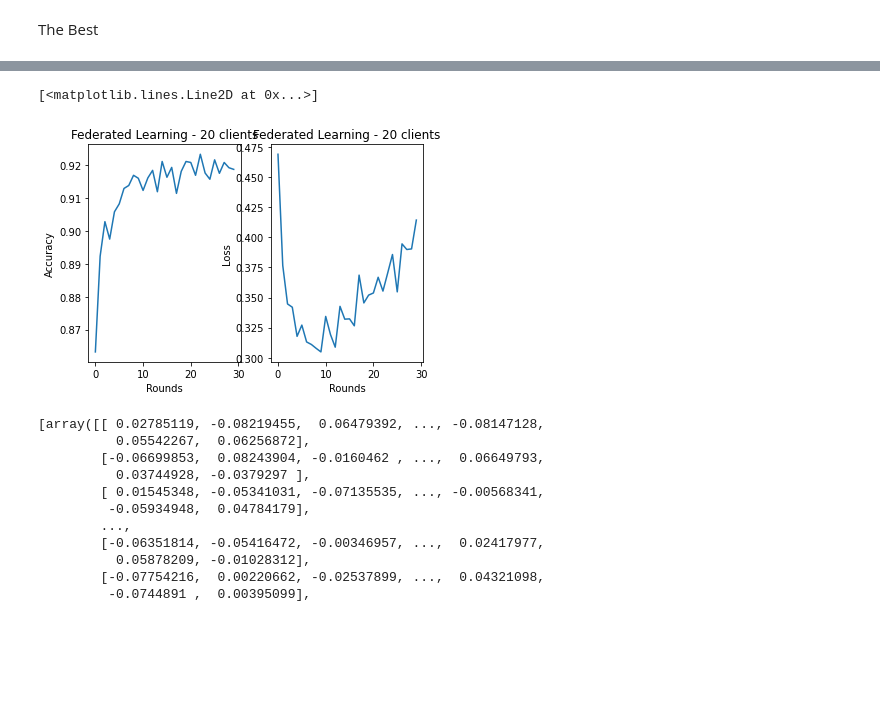
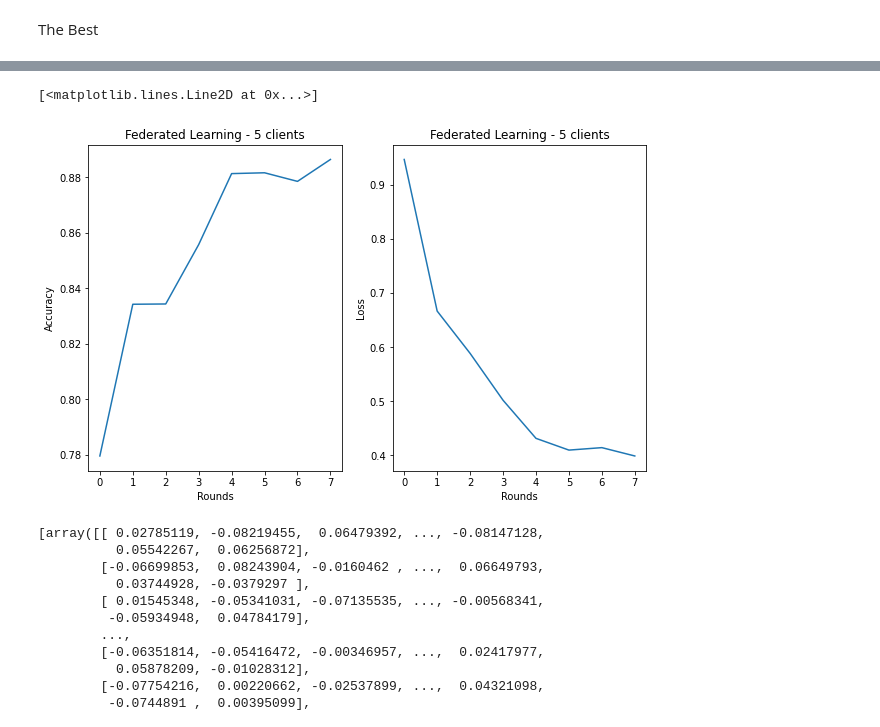
Before and after one commit to lucastsc/FL, a Jupyter notebook: FL2.ipynb, the cells around one changed output, grey strips where cells are left out. Saved outputs shown, nothing was run; the diff lists cells and outputs as text; code cells hidden in the pictures; blank space fills up the shorter version.

Commit message:
feature: commented code and added all clients disconnection logic

```diff
--- a/FL2.ipynb
+++ b/FL2.ipynb
@@ -18,18 +18,18 @@ class Client:
     def __init__(self, model = None) -> None:
         self.model = model
 
+    # Treinamento local de cada cliente. Recebe as entradas de treinamento (Xi,yi).
     def trainLocal(self,Xi,yi):
 
+        # Peso de cada cliente a ser usado na modelagem de Weighted FedAvg. Clientes com mais entradas têm peso maior.
         self.client_weight = len(Xi)
 
-        # Compilando o modelo e definindo os pesos iniciais
         self.model.compile(optimizer='adam', loss='categorical_crossentropy', metrics=['accuracy'])
-        # initial_weights = ... # Define os pesos iniciais desejados
-        # self.model.set_weights(initial_weights)
 
         # Treinando o modelo
         self.model.fit(Xi, yi, epochs=1, batch_size=32)
 
+    # Modelo a ser recebido do servidor, após agregação dos modelos.
     def receiveModel(self,new_model):
         self.model = new_model
 
@@ -38,6 +38,7 @@ class Server:
     def __init__(self, model = None) -> None:
         self.model = model
 
+    # Agrega os pesos dos modelos dos clientes no servidor.
     def aggregate(self, clients):
 
         clients_wgs = [client.client_weight for client in clients]
@@ -50,14 +51,16 @@ class Server:
 
         # weights = [np.sum(wgs_1,axis=0),np.sum(bss_1,axis=0),np.sum(wgs_2,axis=0),np.sum(bss_2,axis=0)]
 
-        # [[c0w0,c0w1,c0w2,c0w3],[c1w0,c1w1,c1w2,c1w3],[c2w0,...],...]. For each layer 2 weights: weights and biases
+        # [[c0w0,c0w1,c0w2,c0w3],[c1w0,c1w1,c1w2,c1w3],[c2w0,...],...]. Para cada camada são 2 tipos de pesos considerados: weights e biases.
         wbs = [[client.model.get_weights()[i] * wgs_norm for i in range(len(2*client.model.layers))] for client,wgs_norm in zip(clients,clients_wgs_norm)]
+        # [sum(c0w0,c1w0,...cnw0),sum(c0w1,c1w1,...cnw1),...,sum(c0wm,c1wm,...cnwm)]. Mantém a ordem: pesos,biases,pesos,biases,...
         weights = [np.sum(z,axis=0) for z in zip(*wbs)]
 
         self.model.set_weights(weights)
 
         return self.model
 
+    # Envia o modelo de pesos agregados de volta para cada cliente.
     def sendModel(self,clients_list, new_model):
         for client in clients_list:
             client.receiveModel(new_model)
@@ -82,37 +85,38 @@ model.add(Dense(units=32, activation='relu', input_dim=784))
 # model.add(Dense(units=32, activation='relu'))
 model.add(Dense(units=10, activation='softmax'))
 
-# clients and server initialization
-#0.88 - 0.93 probf 0.20 ---60c
-#0.63 - 0.81 probf 0.80 ---60c
-NCLIENTS = 20
+
+NCLIENTS = 5
 PROBFAIL = 0.20
 INTERVAL_ENTRIES = 400
-ROUNDS = 30
+ROUNDS = 8
 clients = {}
+
+# Inicialização dos clientes
 for n in range(NCLIENTS):
     clients[f"c{n}"] = Client()
-# c1 = Client()
-# c2 = Client()
-# c3 = Client()
-# c4 = Client()
+
+# Inicialização do servidor
 s = Server(model)
 
-# clients_list = [c1,c2,c3,c4]
+# Lista dos objetos clientes
 clients_list = [v for k,v in clients.items()]
 print(f"Total clients: {len(clients)} total.")
 
-# server sends the model to the clients - model sync
+# Servidor envia o modelo para os clientes - model sync
 s.sendModel(clients_list,s.model)
 
 rounds = []
-accuracies = []
-losses = []
+global_accuracies = []
+global_losses = []
+
+# Rodadas de Aprendizado Federado
 for round in range(ROUNDS):
 
     print(f"------Round {round}------")
 
-    clients_list = [v for k,v in clients.items() if PROBFAIL < random.uniform(0, 1)]
+    # Clientes ativos no aprendizado federado
+    clients_list = [v for k,v in clients.items() if PROBFAIL <= random.uniform(0, 1)]
 
     print(f"Active clients: {len(clients_list)} / {len(clients)} total.")
 
@@ -123,41 +127,50 @@ for round in range(ROUNDS):
         # c2.trainLocal(X_train[100:200],y_train[100:200])
         # c3.trainLocal(X_train[200:300],y_train[200:300])
         # c4.trainLocal(X_train[300:400],y_train[300:400])
-        with tf.device('/GPU:0'):
-            for i,c in enumerate(clients_list):
-                Xi = X_train[i*INTERVAL_ENTRIES:(i+1)*INTERVAL_ENTRIES]
-                yi = y_train[i*INTERVAL_ENTRIES:(i+1)*INTERVAL_ENTRIES]
-                c.trainLocal(Xi,yi)
 
-        # clients sends back each model to the server - upload - and the server aggregates the models
+        for i,c in enumerate(clients_list):
+            Xi = X_train[i*INTERVAL_ENTRIES:(i+1)*INTERVAL_ENTRIES]
+            yi = y_train[i*INTERVAL_ENTRIES:(i+1)*INTERVAL_ENTRIES]
+            c.trainLocal(Xi,yi)
+
+        # Clientes enviam seus modelos treinados de volta ao servidor - upload - e o servidor agrega os modelos
         global_model = s.aggregate(clients_list)
 
-        # server sends back global model to each client - model sync
+        # Servidor envia o modelo agregado de volta aos clientes - model sync
         s.sendModel(clients_list,global_model)
 
-        # accuracy = accuracy_score(y_test[:10], global_model.predict(X_test[:10])) # Test Accuracy
+        # Acurácia e perda globais (modelo agregado).
         loss, acc = global_model.evaluate(X_test[:10000], y_test[:10000], verbose=0)
         print(f"Round {round}.GLOBAL ACC: {acc}")
 
         rounds.append(round)
-        losses.append(loss)
-        accuracies.append(acc)
+        global_losses.append(loss)
+        global_accuracies.append(acc)
     except:
+        # Se não houver clientes ativos na rodada, o desempenho de loss e acc deve ser igual ao último desempenho obtido
         print("All clients disconnected.Waiting connection...")
         rounds.append(round)
-        losses.append(0)
-        accuracies.append(0)
+
+        if round == 0:
+            global_losses.append(0)
+            global_accuracies.append(0)
+        else:
+            previous_loss = global_losses[round - 1]
+            previous_accuracy = global_losses[round - 1]
+
+            global_losses.append(previous_loss)
+            global_accuracies.append(previous_accuracy)
         continue
 
-fig, axs = plt.subplots(1,2)
+fig, axs = plt.subplots(1,2, figsize=(10,6))
 
 axs[0].title.set_text(f'Federated Learning - {NCLIENTS} clients')
 axs[0].set_xlabel('Rounds')
 axs[0].set_ylabel('Accuracy')
-axs[0].plot(rounds,accuracies)
+axs[0].plot(rounds,global_accuracies)
 
 axs[1].title.set_text(f'Federated Learning - {NCLIENTS} clients')
 axs[1].set_xlabel('Rounds')
 axs[1].set_ylabel('Loss')
-axs[1].plot(rounds,losses)
+axs[1].plot(rounds,global_losses)
 # %% [output]
@@ -181,5 +194,5 @@ Round 29.GLOBAL ACC: 0.9186999797821045
 [<matplotlib.lines.Line2D at 0x...>]
-[figure, old version]
+[figure, new version]
 # %%
 m1 = Sequential()
 m1.add(Dense(units=32, activation='relu', input_dim=784))
```
Also changed, not shown: parts of 1 cell of this notebook.
